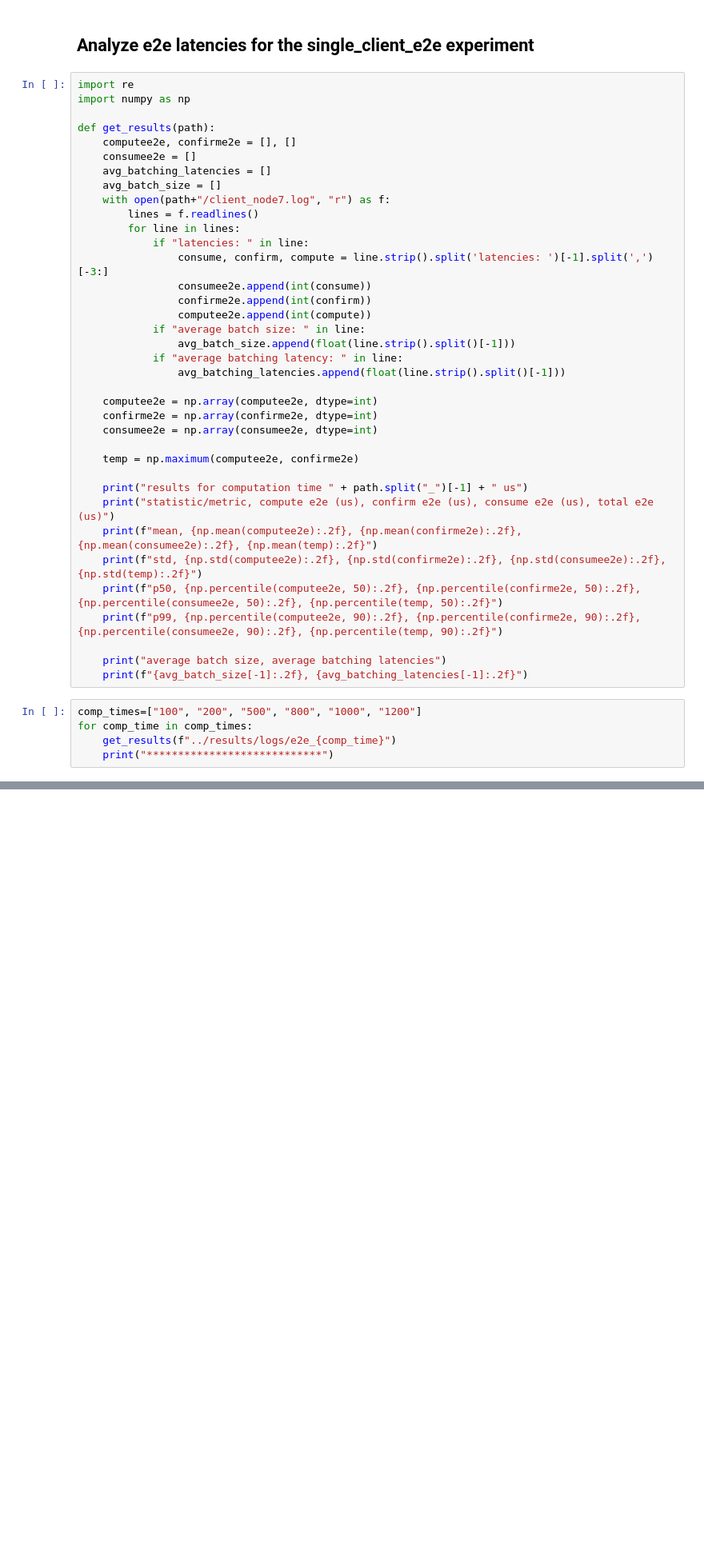
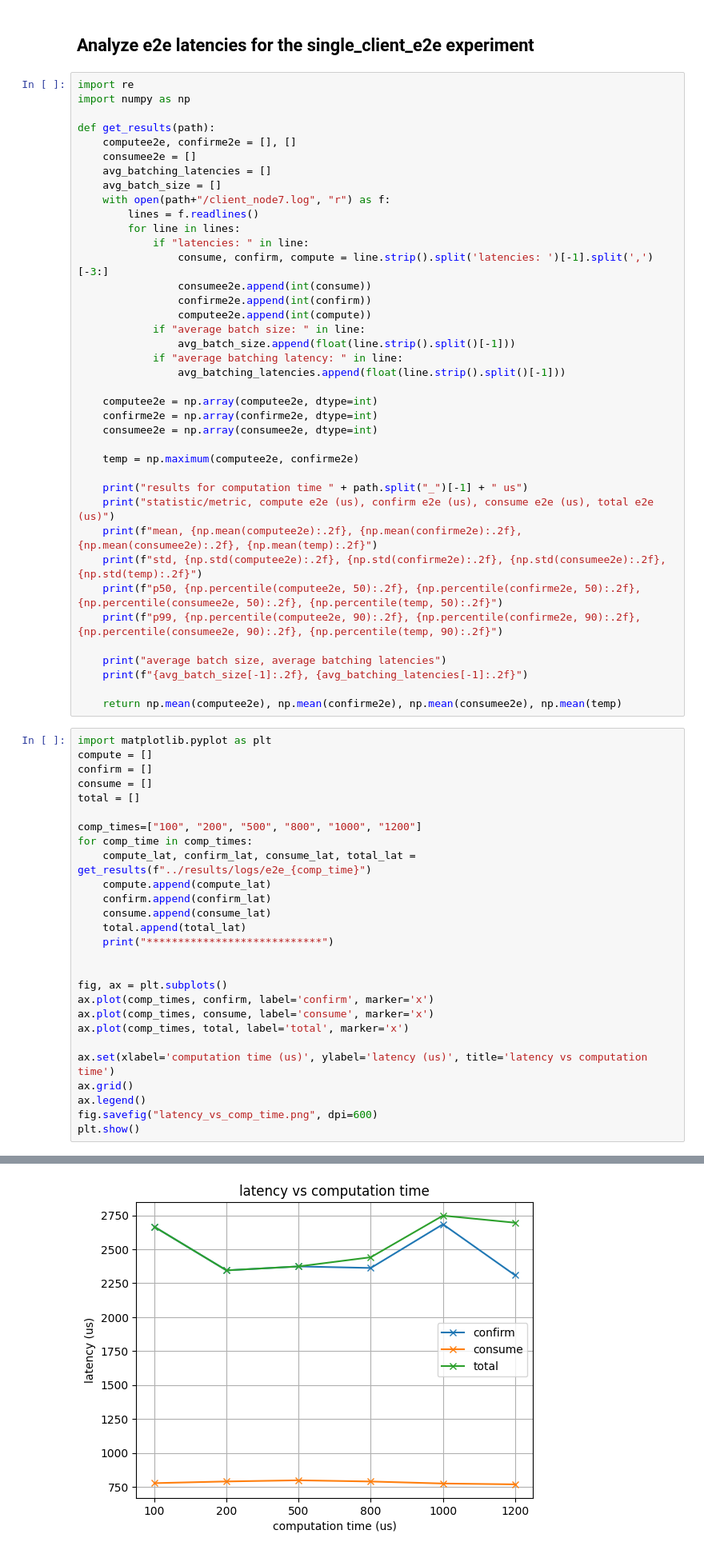
Before and after one commit to dassl-uiuc/speclog-artifact, a Jupyter notebook: benchmarking/scripts/analyze.ipynb, the cells around one changed output, grey strips where cells are left out. Shown at 80% size. Drawn from its saved outputs; the diff is of its cells as text; blank space fills up the shorter version.

```diff
--- a/benchmarking/scripts/analyze.ipynb
+++ b/benchmarking/scripts/analyze.ipynb
@@ -37,8 +37,33 @@ def get_results(path):
 
     print("average batch size, average batching latencies")
     print(f"{avg_batch_size[-1]:.2f}, {avg_batching_latencies[-1]:.2f}")
+
+    return np.mean(computee2e), np.mean(confirme2e), np.mean(consumee2e), np.mean(temp)
-# %%
-comp_times=["100", "200", "500", "800", "1000", "1200"]
-for comp_time in comp_times:
-    get_results(f"../results/logs/e2e_{comp_time}")
-    print("****************************")
+# %%
+import matplotlib.pyplot as plt
+compute = []
+confirm = []
+consume = []
+total = []
+
+comp_times=["100", "200", "500", "800", "1000", "1200"]
+for comp_time in comp_times:
+    compute_lat, confirm_lat, consume_lat, total_lat = get_results(f"../results/logs/e2e_{comp_time}")
+    compute.append(compute_lat)
+    confirm.append(confirm_lat)
+    consume.append(consume_lat)
+    total.append(total_lat)
+    print("****************************")
+
+
+fig, ax = plt.subplots()
+ax.plot(comp_times, confirm, label='confirm', marker='x')
+ax.plot(comp_times, consume, label='consume', marker='x')
+ax.plot(comp_times, total, label='total', marker='x')
+
+ax.set(xlabel='computation time (us)', ylabel='latency (us)', title='latency vs computation time')
+ax.grid()
+ax.legend()
+fig.savefig("latency_vs_comp_time.png", dpi=600)
+plt.show()
+# %% [output]
@@ -44,0 +87 @@ for comp_time in comp_times:
+[figure, added]
```
Also changed, not shown: parts of 1 cell of this notebook.
